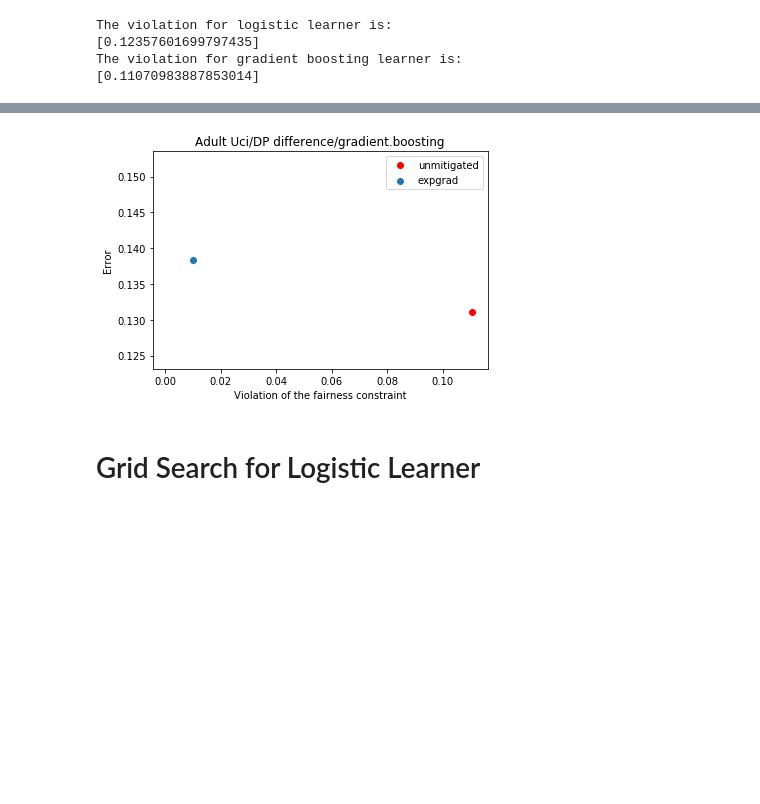
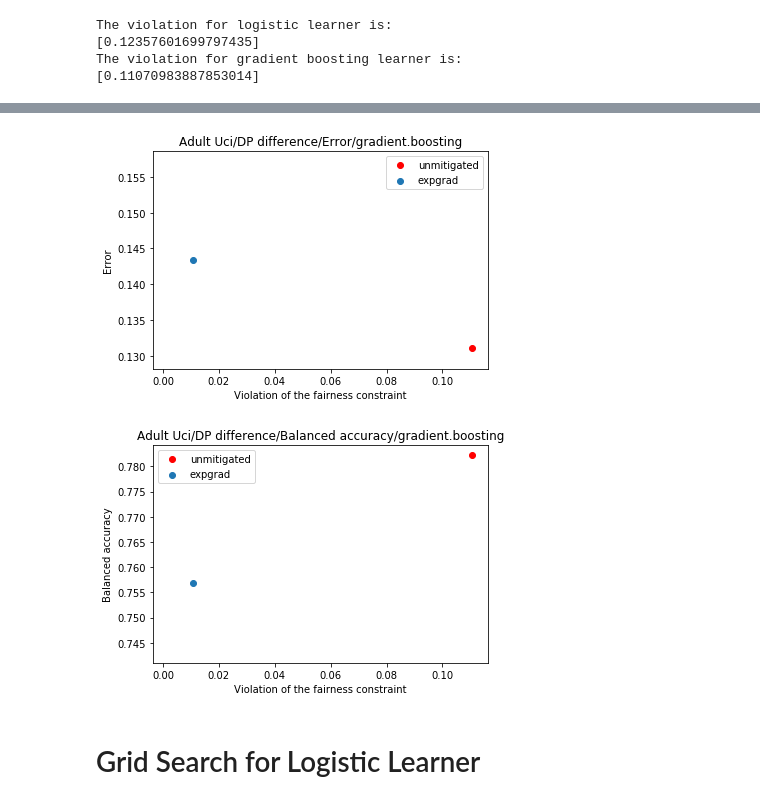
Before and after one commit to UMass-Responsible-AI/fairlearn, a Jupyter notebook: notebooks/Scalability(subsampling).ipynb, the cells around one changed output, grey strips where cells are left out. Saved outputs shown, nothing was run; the diff lists cells and outputs as text; code cells hidden in the pictures; blank space fills up the shorter version.

```diff
--- a/notebooks/Scalability(subsampling).ipynb
+++ b/notebooks/Scalability(subsampling).ipynb
@@ -73,19 +73,31 @@ GradientBoostingClassifier(ccp_alpha=0.0, criterion='friedman_mse', init=None,
                            validation_fraction=0.1, verbose=0,
                            warm_start=False)
 # %%
+from sklearn.metrics import balanced_accuracy_score
+
 def get_error(y,predicted_y):
     correct_y = (y == predicted_y)
     return 1 - sum(correct_y)/len(correct_y)
+
+def get_balanced_accuracy_score(y,predicted_y):
+    return balanced_accuracy_score(y,predicted_y)
 # %%
 logistic_y = pd.Series(logistic_learner.predict(X_train_all),name="logistic_learner_y")
 error_logistic = [get_error(y_train_all,logistic_y)]
+accuracy_logistic = [get_balanced_accuracy_score(y_train_all,logistic_y)]
 
 ensemble_y = pd.Series(ensemble_learner.predict(X_train_all),name="ensemble_learner_y")
 error_ensemble = [get_error(y_train_all,ensemble_y)]
+accuracy_ensemble = [get_balanced_accuracy_score(y_train_all,ensemble_y)]
+
 print("The error for logistic learner is:")
 print(error_logistic)
+print("The balanced accuracy score for logistic learner is:")
+print(accuracy_logistic)
 print("The error for gradient boosting learner is:")
 print(error_ensemble)
+print("The balanced accuracy score for gradient boosting learner is:")
+print(accuracy_ensemble)
 # %% [output]
 The error for logistic learner is:
 [0.16053174421269767]
@@ -125,9 +141,11 @@ import numpy as np
 
 expgrad_error_logistic = []
 expgrad_violation_logistic = []
+expgrad_accuracy_logistic = []
 
 expgrad_error_ensemble = []
 expgrad_violation_ensemble = []
+expgrad_accuracy_ensemble = []
 
 eps_list = [0.01]
 
@@ -164,10 +182,14 @@ for eps in eps_list:
     expgrad_y_logistic = pd.Series(expgrad_X_logistic.predict(X_train),name="logistic_learner_y")
     error_expgrad_logistic = get_error(y_train,expgrad_y_logistic)
     expgrad_error_logistic.append(error_expgrad_logistic)
+    acc_expgrad_logistic = get_balanced_accuracy_score(y_train,expgrad_y_logistic)
+    expgrad_accuracy_logistic.append(acc_expgrad_logistic)
 
     expgrad_y_ensemble = pd.Series(expgrad_X_ensemble.predict(X_train),name="ensemble_learner_y")
     error_expgrad_ensemble = get_error(y_train,expgrad_y_ensemble)
     expgrad_error_ensemble.append(error_expgrad_ensemble)
+    acc_expgrad_ensemble = get_balanced_accuracy_score(y_train,expgrad_y_ensemble)
+    expgrad_accuracy_ensemble.append(acc_expgrad_ensemble)
 
     violation_expgrad_logistic = get_violation(expgrad_y_logistic,A_train,"logistic_learner_y")
     expgrad_violation_logistic.append(violation_expgrad_logistic)
@@ -199,13 +230,22 @@ plt.show()
 # %%
 plt.scatter(expgrad_violation_ensemble,expgrad_error_ensemble,label="expgrad")
 plt.plot(violation_ensemble,error_ensemble,'ro',label="unmitigated")
 plt.xlabel('Violation of the fairness constraint')
 plt.ylabel('Error')
-plt.title('Adult Uci/DP difference/gradient.boosting')
+plt.title('Adult Uci/DP difference/Error/gradient.boosting')
 plt.legend()
 plt.show()
+
+plt.scatter(expgrad_violation_ensemble,expgrad_accuracy_ensemble,label="expgrad")
+plt.plot(violation_ensemble,accuracy_ensemble,'ro',label="unmitigated")
+plt.xlabel('Violation of the fairness constraint')
+plt.ylabel('Balanced accuracy')
+plt.title('Adult Uci/DP difference/Balanced accuracy/gradient.boosting')
+plt.legend()
+plt.show()
 # %% [output]
-[figure, old version]
+[figure, new version]
+[figure, added]
 # %% [markdown]
 # Grid Search for Logistic Learner
 # %%
```
Also changed, not shown: parts of 13 cells of this notebook.
